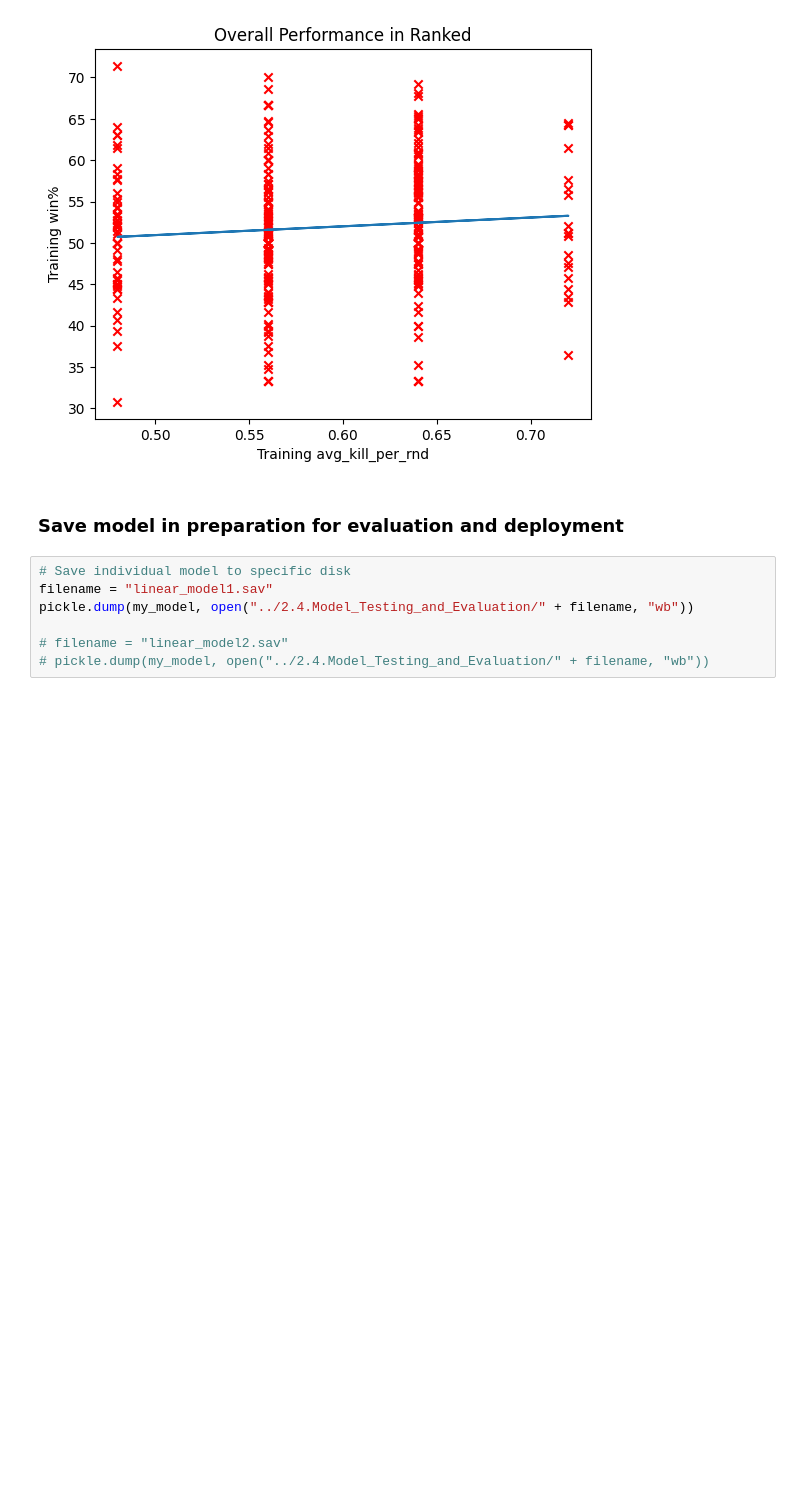
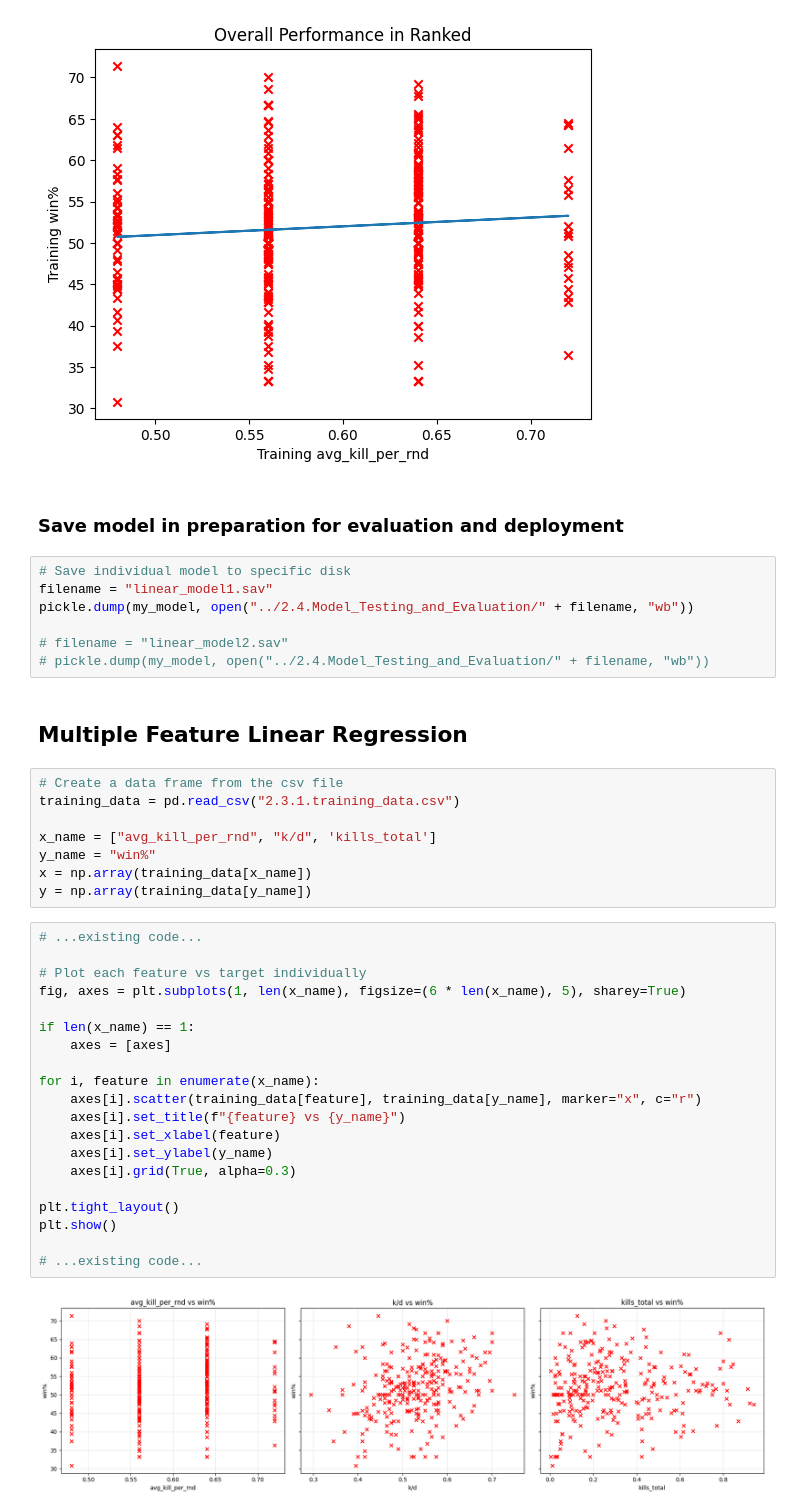
Before and after one commit to TempeHS/2026SE_MLOOPs_Gerrard.F, a Jupyter notebook: 2. Model_Development/2.3.Model_Training/2.3.2.Linear_Regression.ipynb, the cells around one changed output. Cells and saved outputs as stored; diff of their text form; blank space fills up the shorter version.

```diff
--- a/2. Model_Development/2.3.Model_Training/2.3.2.Linear_Regression.ipynb
+++ b/2. Model_Development/2.3.Model_Training/2.3.2.Linear_Regression.ipynb
@@ -85,3 +85,35 @@ pickle.dump(my_model, open("../2.4.Model_Testing_and_Evaluation/" + filename, "w
 
 # filename = "linear_model2.sav"
 # pickle.dump(my_model, open("../2.4.Model_Testing_and_Evaluation/" + filename, "wb"))
+# %% [markdown]
+## Multiple Feature Linear Regression
+# %%
+# Create a data frame from the csv file
+training_data = pd.read_csv("2.3.1.training_data.csv")
+
+x_name = ["avg_kill_per_rnd", "k/d", 'kills_total']
+y_name = "win%"
+x = np.array(training_data[x_name])
+y = np.array(training_data[y_name])
+# %%
+# ...existing code...
+
+# Plot each feature vs target individually
+fig, axes = plt.subplots(1, len(x_name), figsize=(6 * len(x_name), 5), sharey=True)
+
+if len(x_name) == 1:
+    axes = [axes]
+
+for i, feature in enumerate(x_name):
+    axes[i].scatter(training_data[feature], training_data[y_name], marker="x", c="r")
+    axes[i].set_title(f"{feature} vs {y_name}")
+    axes[i].set_xlabel(feature)
+    axes[i].set_ylabel(y_name)
+    axes[i].grid(True, alpha=0.3)
+
+plt.tight_layout()
+plt.show()
+
+# ...existing code...
+# %% [output]
+[figure, added]
```
Also changed, not shown: parts of 4 cells of this notebook, 5 other files.
